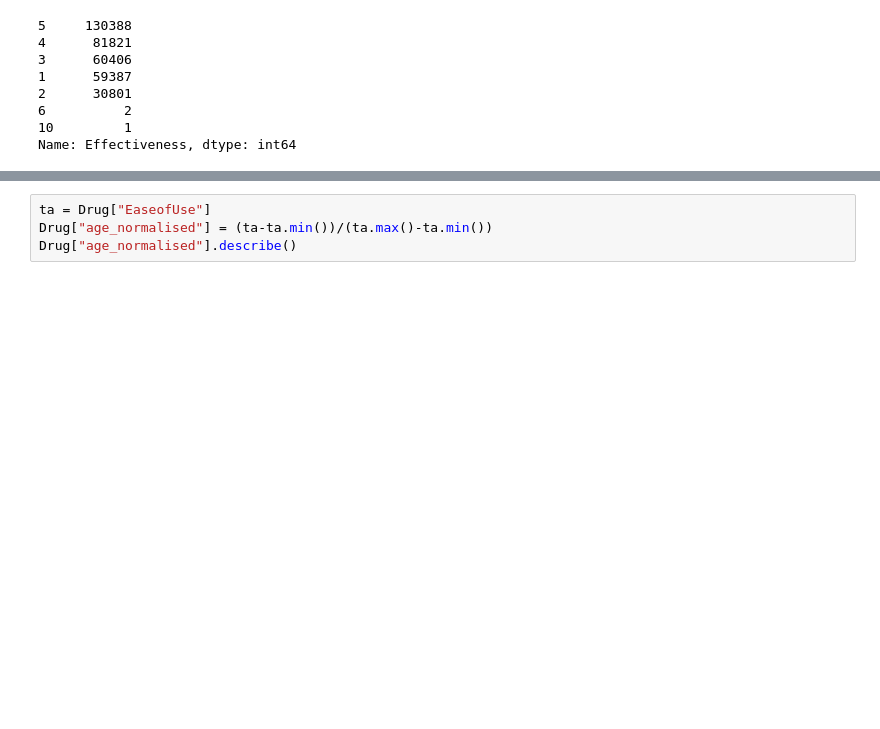
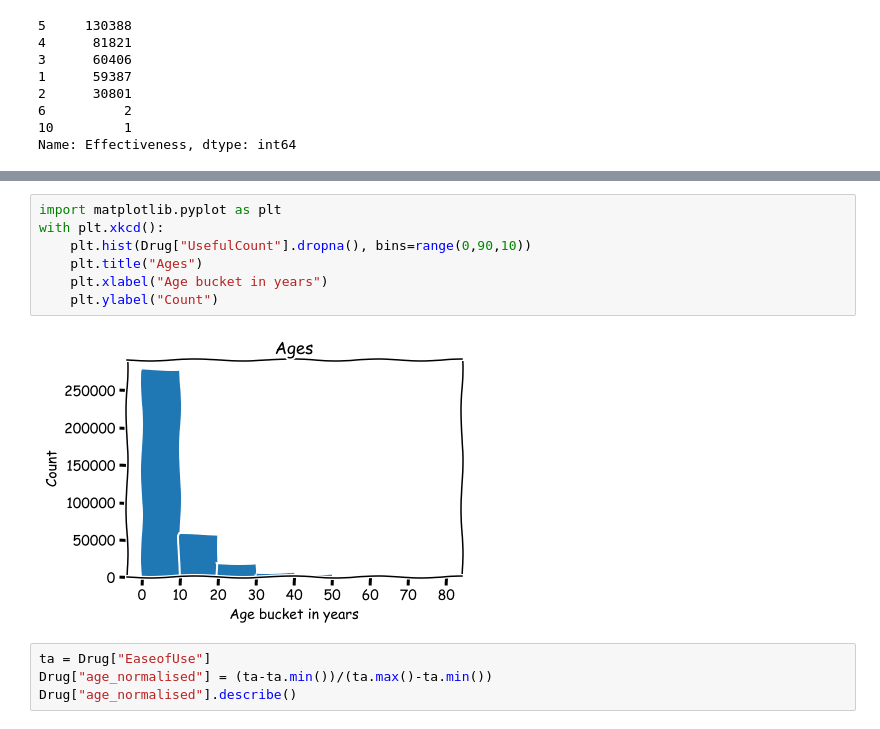
Before and after one commit to JustEilo/LB-259_Eileen_Breguet, a Jupyter notebook: data_description.ipynb, the cells around one changed output, grey strips where cells are left out. Saved outputs shown, nothing was run; the diff lists cells and outputs as text; blank space fills up the shorter version.

```diff
--- a/data_description.ipynb
+++ b/data_description.ipynb
@@ -44,5 +42,14 @@ with plt.xkcd():
 # %% [output]
 [figure]
+# %%
+import matplotlib.pyplot as plt
+with plt.xkcd():
+    plt.hist(Drug["UsefulCount"].dropna(), bins=range(0,90,10))
+    plt.title("Ages")
+    plt.xlabel("Age bucket in years")
+    plt.ylabel("Count")
+# %% [output]
+[figure, added]
 # %%
 ta = Drug["EaseofUse"]
 Drug["age_normalised"] = (ta-ta.min())/(ta.max()-ta.min())
```
Also changed, not shown: parts of 2 cells of this notebook.
